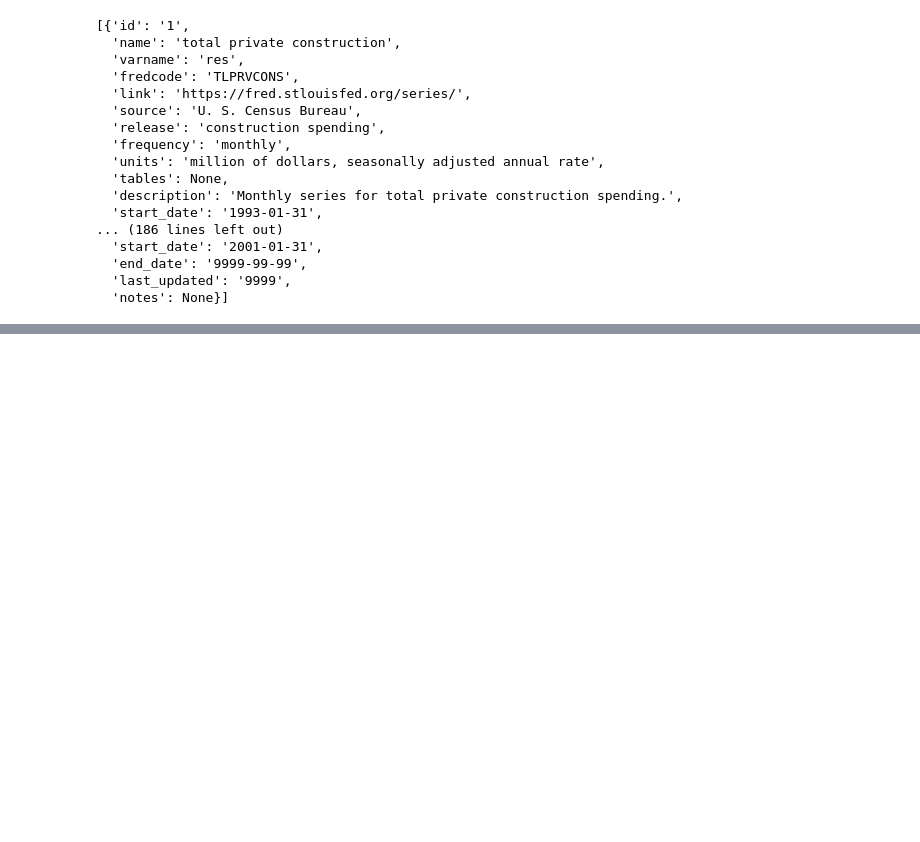
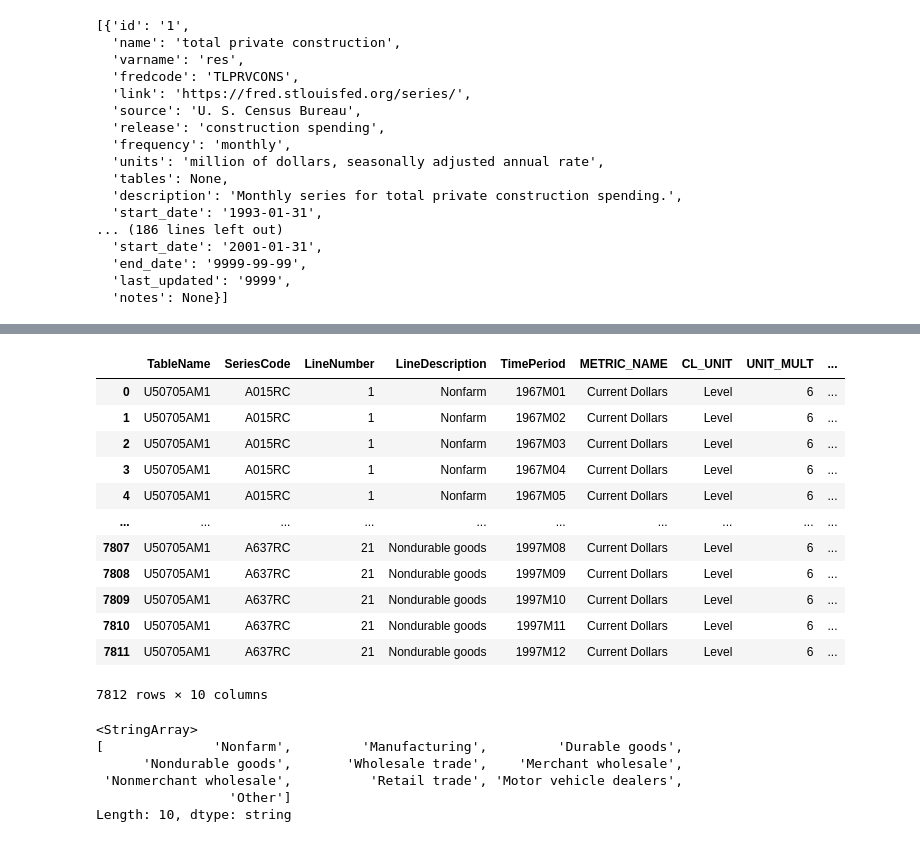
Before and after one commit to r-uben/interpolation-sw-2010, a Jupyter notebook: test.ipynb, the cells around one changed output, grey strips where cells are left out. Saved outputs shown, nothing was run; the diff lists cells and outputs as text; code cells hidden in the pictures; blank space fills up the shorter version.

```diff
--- a/test.ipynb
+++ b/test.ipynb
@@ -27,0 +124,26 @@ data
+# %%
+bea_tbl = beaapi.get_data(api_key, datasetname='NIPa', TableName='U50705AM1', Frequency='M', Year='ALL')
+display(bea_tbl)
+# %% [output]
+|  | TableName | SeriesCode | LineNumber | LineDescription | TimePeriod | METRIC_NAME | CL_UNIT | UNIT_MULT | ... |
+| 0 | U50705AM1 | A015RC | 1 | Nonfarm | 1967M01 | Current Dollars | Level | 6 | ... |
+| 1 | U50705AM1 | A015RC | 1 | Nonfarm | 1967M02 | Current Dollars | Level | 6 | ... |
+| 2 | U50705AM1 | A015RC | 1 | Nonfarm | 1967M03 | Current Dollars | Level | 6 | ... |
+| 3 | U50705AM1 | A015RC | 1 | Nonfarm | 1967M04 | Current Dollars | Level | 6 | ... |
+| 4 | U50705AM1 | A015RC | 1 | Nonfarm | 1967M05 | Current Dollars | Level | 6 | ... |
+| ... | ... | ... | ... | ... | ... | ... | ... | ... | ... |
+| 7807 | U50705AM1 | A637RC | 21 | Nondurable goods | 1997M08 | Current Dollars | Level | 6 | ... |
+| 7808 | U50705AM1 | A637RC | 21 | Nondurable goods | 1997M09 | Current Dollars | Level | 6 | ... |
+| 7809 | U50705AM1 | A637RC | 21 | Nondurable goods | 1997M10 | Current Dollars | Level | 6 | ... |
+| 7810 | U50705AM1 | A637RC | 21 | Nondurable goods | 1997M11 | Current Dollars | Level | 6 | ... |
+| 7811 | U50705AM1 | A637RC | 21 | Nondurable goods | 1997M12 | Current Dollars | Level | 6 | ... |
+7812 rows × 10 columns
+# %%
+bea_tbl.LineDescription.unique()
+# %% [output]
+<StringArray>
+[              'Nonfarm',         'Manufacturing',         'Durable goods',
+      'Nondurable goods',       'Wholesale trade',    'Merchant wholesale',
+ 'Nonmerchant wholesale',          'Retail trade', 'Motor vehicle dealers',
+                 'Other']
+Length: 10, dtype: string
```
Also changed, not shown: parts of 6 cells of this notebook, 56 other files.
